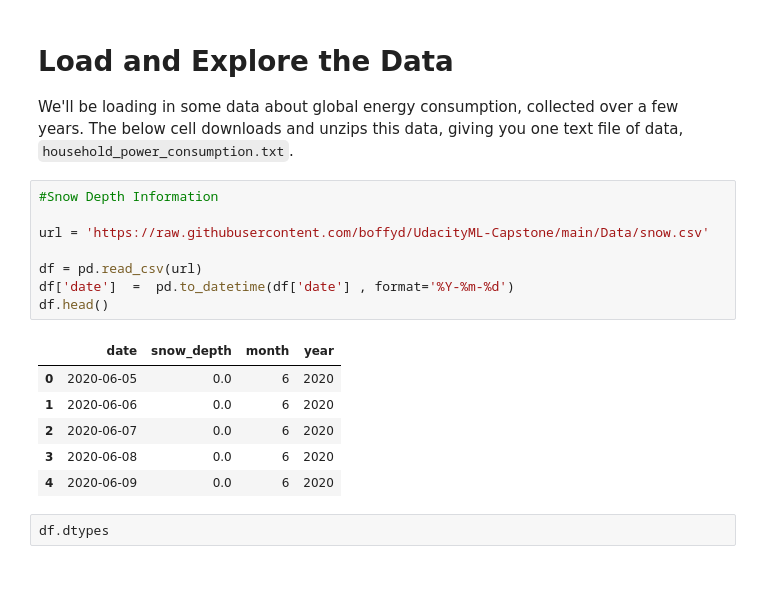
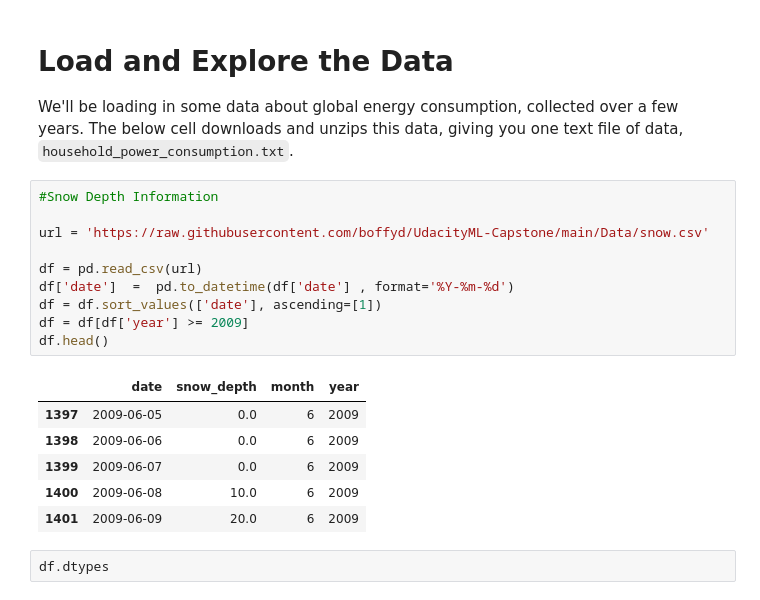
Before and after one commit to boffyd/UdacityML-Capstone, a Jupyter notebook: FallsCreekSnowForecast.ipynb, the cells around one changed output. Drawn from its saved outputs; the diff is of its cells as text.

```diff
--- a/FallsCreekSnowForecast.ipynb
+++ b/FallsCreekSnowForecast.ipynb
@@ -47,18 +43,20 @@ We'll be loading in some data about global energy consumption, collected over a
 # %%
 #Snow Depth Information
 
 url = 'https://raw.githubusercontent.com/boffyd/UdacityML-Capstone/main/Data/snow.csv'
 
 df = pd.read_csv(url)
 df['date']  =  pd.to_datetime(df['date'] , format='%Y-%m-%d')
+df = df.sort_values(['date'], ascending=[1])
+df = df[df['year'] >= 2009]
 df.head()
 # %% [output]
 |  | date | snow_depth | month | year |
-| 0 | 2020-06-05 | 0.0 | 6 | 2020 |
-| 1 | 2020-06-06 | 0.0 | 6 | 2020 |
-| 2 | 2020-06-07 | 0.0 | 6 | 2020 |
-| 3 | 2020-06-08 | 0.0 | 6 | 2020 |
-| 4 | 2020-06-09 | 0.0 | 6 | 2020 |
+| 1397 | 2009-06-05 | 0.0 | 6 | 2009 |
+| 1398 | 2009-06-06 | 0.0 | 6 | 2009 |
+| 1399 | 2009-06-07 | 0.0 | 6 | 2009 |
+| 1400 | 2009-06-08 | 10.0 | 6 | 2009 |
+| 1401 | 2009-06-09 | 20.0 | 6 | 2009 |
 # %%
 df.dtypes
 # %% [output]
```
Also changed, not shown: parts of 17 cells of this notebook.
